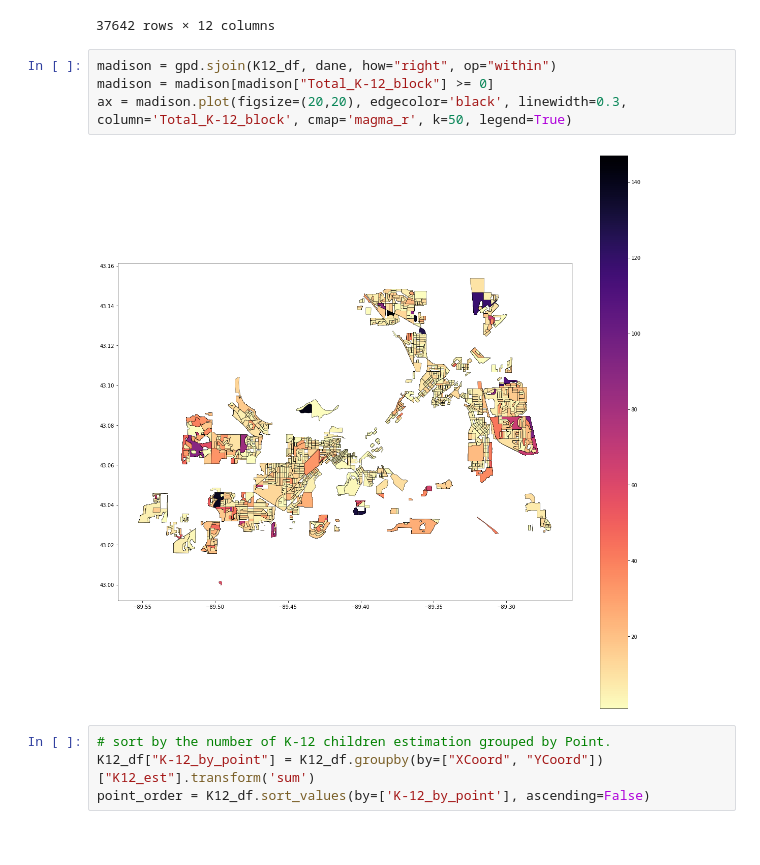
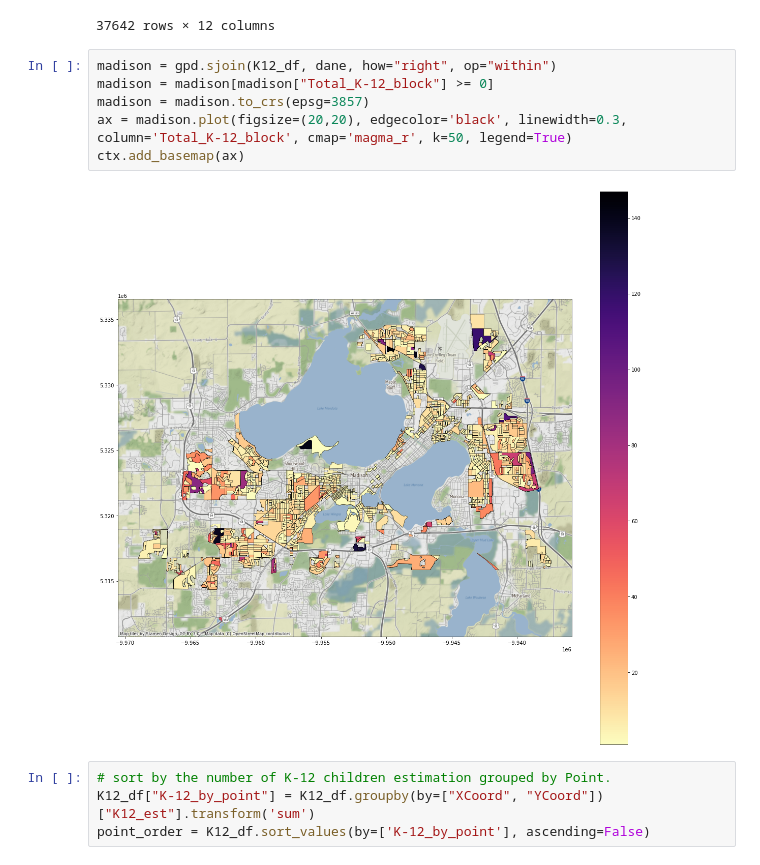
Before and after one commit to wesley0628/Internet-Access-Analysis, a Jupyter notebook: Internet_Access.ipynb, the cells around one changed output. Drawn from its saved outputs; the diff is of its cells as text.

```diff
--- a/Internet_Access.ipynb
+++ b/Internet_Access.ipynb
@@ -130,9 +130,11 @@ K12_df
 # %%
 madison = gpd.sjoin(K12_df, dane, how="right", op="within")
 madison = madison[madison["Total_K-12_block"] >= 0]
+madison = madison.to_crs(epsg=3857)
 ax = madison.plot(figsize=(20,20), edgecolor='black', linewidth=0.3, column='Total_K-12_block', cmap='magma_r', k=50, legend=True)
+ctx.add_basemap(ax)
 # %% [output]
-[figure, old version]
+[figure, new version]
 # %%
 # sort by the number of K-12 children estimation grouped by Point.
 K12_df["K-12_by_point"] = K12_df.groupby(by=["XCoord", "YCoord"])["K12_est"].transform('sum')
```
Also changed, not shown: parts of 7 cells of this notebook.
